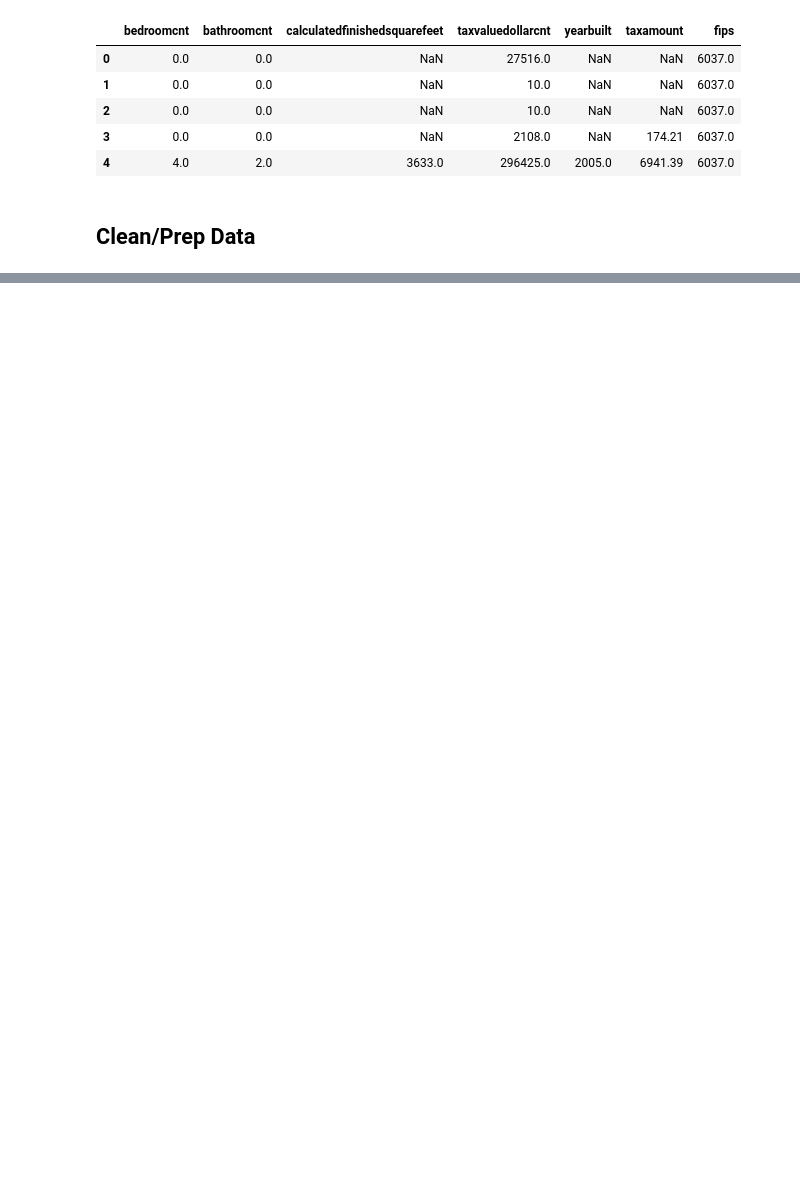
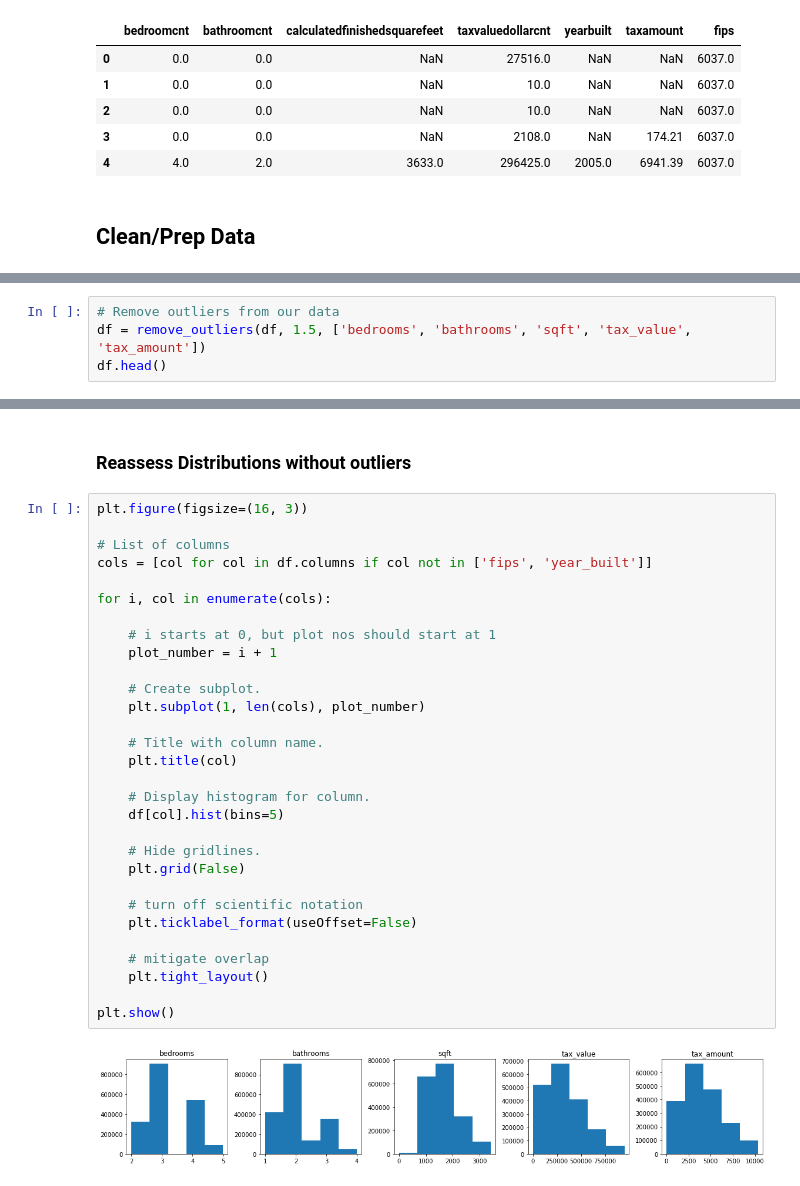
Before and after one commit to kristofer-rivera/regression-exercises, a Jupyter notebook: wrangle.ipynb, the cells around one changed output, grey strips where cells are left out. Drawn from its saved outputs; the diff is of its cells as text; blank space fills up the shorter version.

```diff
--- a/wrangle.ipynb
+++ b/wrangle.ipynb
@@ -248,0 +247,4 @@ memory usage: 130.6 MB
+# %%
+# Remove outliers from our data
+df = remove_outliers(df, 1.5, ['bedrooms', 'bathrooms', 'sqft', 'tax_value', 'tax_amount'])
+df.head()
@@ -248,0 +258,34 @@ memory usage: 130.6 MB
+# %% [markdown]
+### Reassess Distributions without outliers
+# %%
+plt.figure(figsize=(16, 3))
+
+# List of columns
+cols = [col for col in df.columns if col not in ['fips', 'year_built']]
+
+for i, col in enumerate(cols):
+
+    # i starts at 0, but plot nos should start at 1
+    plot_number = i + 1
+
+    # Create subplot.
+    plt.subplot(1, len(cols), plot_number)
+
+    # Title with column name.
+    plt.title(col)
+
+    # Display histogram for column.
+    df[col].hist(bins=5)
+
+    # Hide gridlines.
+    plt.grid(False)
+
+    # turn off scientific notation
+    plt.ticklabel_format(useOffset=False)
+
+    # mitigate overlap
+    plt.tight_layout()
+
+plt.show()
+# %% [output]
+[figure, added]
```
Also changed, not shown: parts of 50 cells of this notebook, 1 other file.
